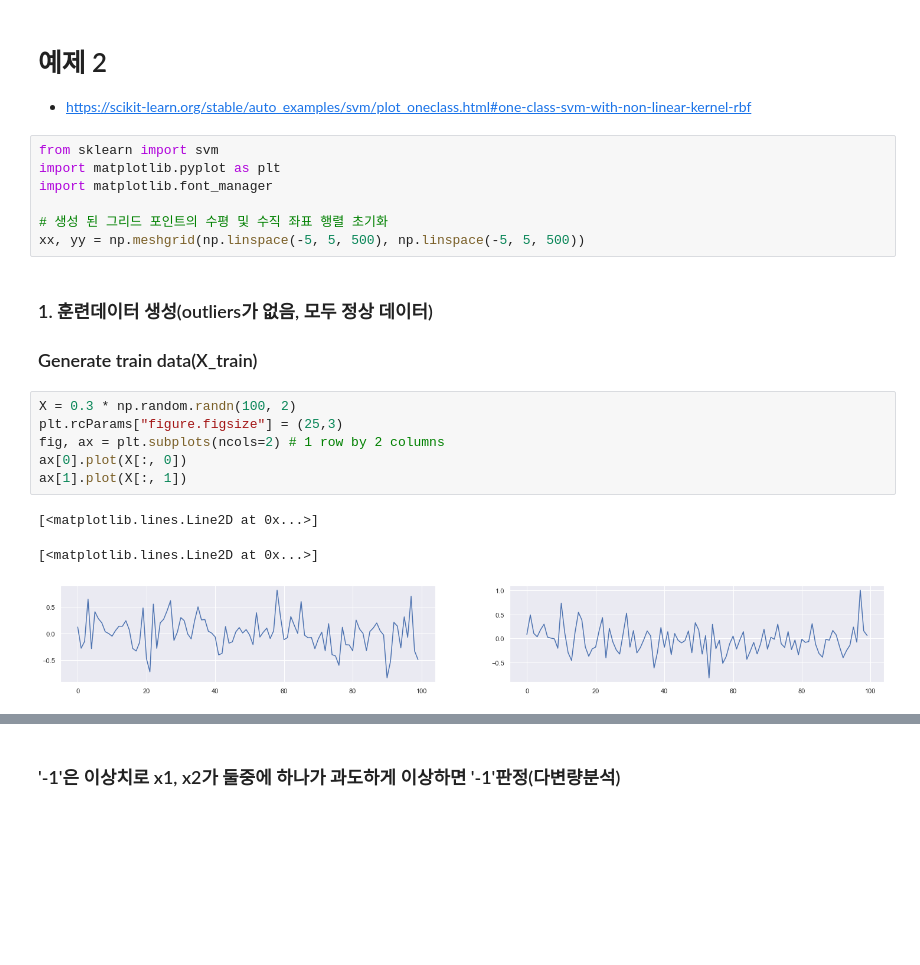
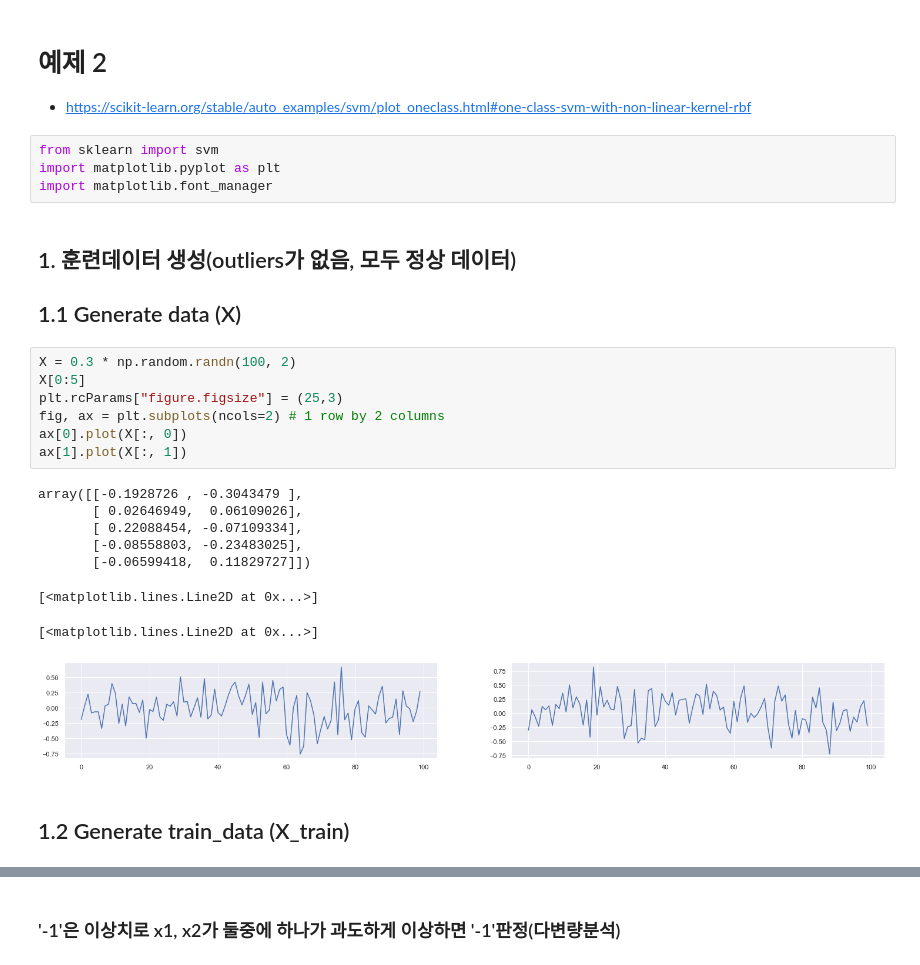
Before and after one commit to ancestor9/AI-_20210823, a Jupyter notebook: lab_8_2_anomaly_detection.ipynb, the cells around one changed output, grey strips where cells are left out. Drawn from its saved outputs; the diff is of its cells as text; blank space fills up the shorter version.

```diff
--- a/lab_8_2_anomaly_detection.ipynb
+++ b/lab_8_2_anomaly_detection.ipynb
@@ -326,22 +361,27 @@ array([1.77987316, 2.05479873, 2.05560497, 2.05615569, 1.73328509])
 from sklearn import svm
 import matplotlib.pyplot as plt
 import matplotlib.font_manager
-
-# 생성 된 그리드 포인트의 수평 및 수직 좌표 행렬 초기화
-xx, yy = np.meshgrid(np.linspace(-5, 5, 500), np.linspace(-5, 5, 500))
 # %% [markdown]
-### 1. 훈련데이터 생성(outliers가 없음, 모두 정상 데이터)
-### Generate train data(X_train)
+## 1. 훈련데이터 생성(outliers가 없음, 모두 정상 데이터)
+## 1.1 Generate data (X)
 # %%
 X = 0.3 * np.random.randn(100, 2)
+X[0:5]
 plt.rcParams["figure.figsize"] = (25,3)
 fig, ax = plt.subplots(ncols=2) # 1 row by 2 columns
 ax[0].plot(X[:, 0])
 ax[1].plot(X[:, 1])
 # %% [output]
-[<matplotlib.lines.Line2D at 0x...>]
+array([[-0.1928726 , -0.3043479 ],
+       [ 0.02646949,  0.06109026],
+       [ 0.22088454, -0.07109334],
+       [-0.08558803, -0.23483025],
+       [-0.06599418,  0.11829727]])
 [<matplotlib.lines.Line2D at 0x...>]
+[<matplotlib.lines.Line2D at 0x...>]
-[figure, old version]
+[figure, new version]
+# %% [markdown]
+## 1.2 Generate train_data (X_train)
 # %%
 X_train = np.r_[X + 2, X - 2]
 fig, ax = plt.subplots(ncols=2) # 1 row by 2 columns
```
Also changed, not shown: parts of 76 cells of this notebook, 3 other files.
